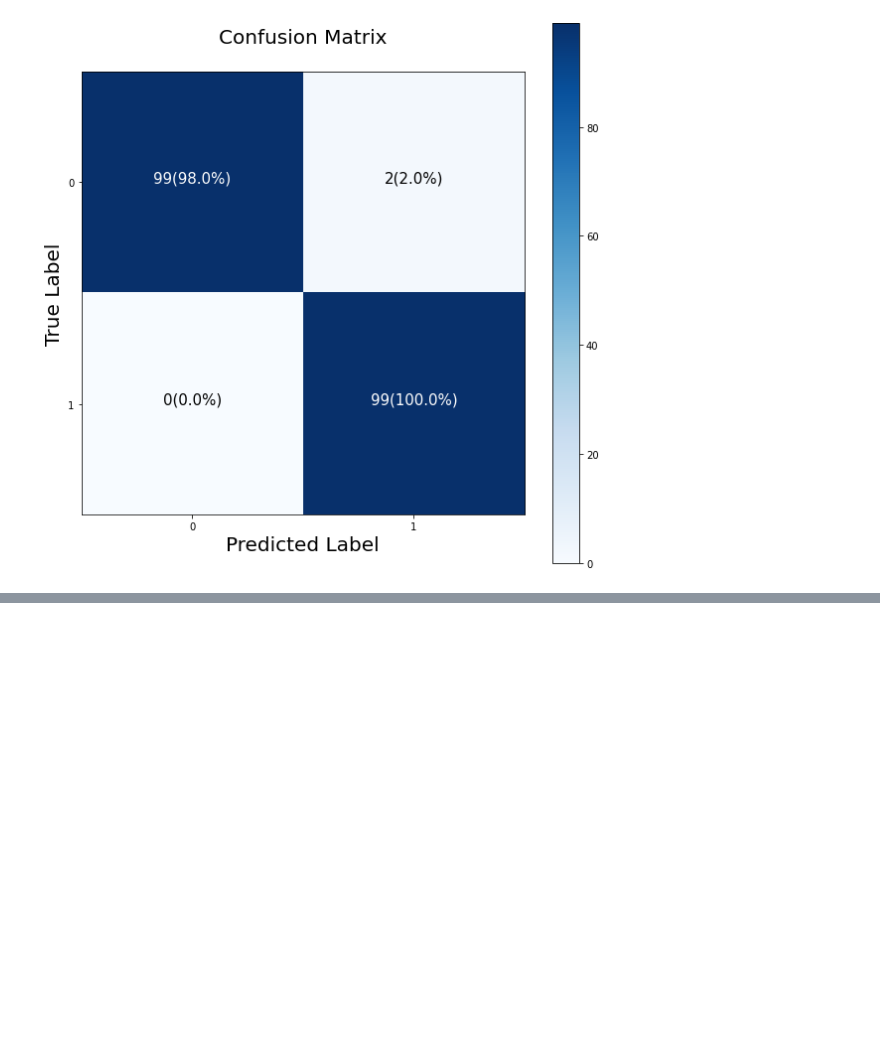
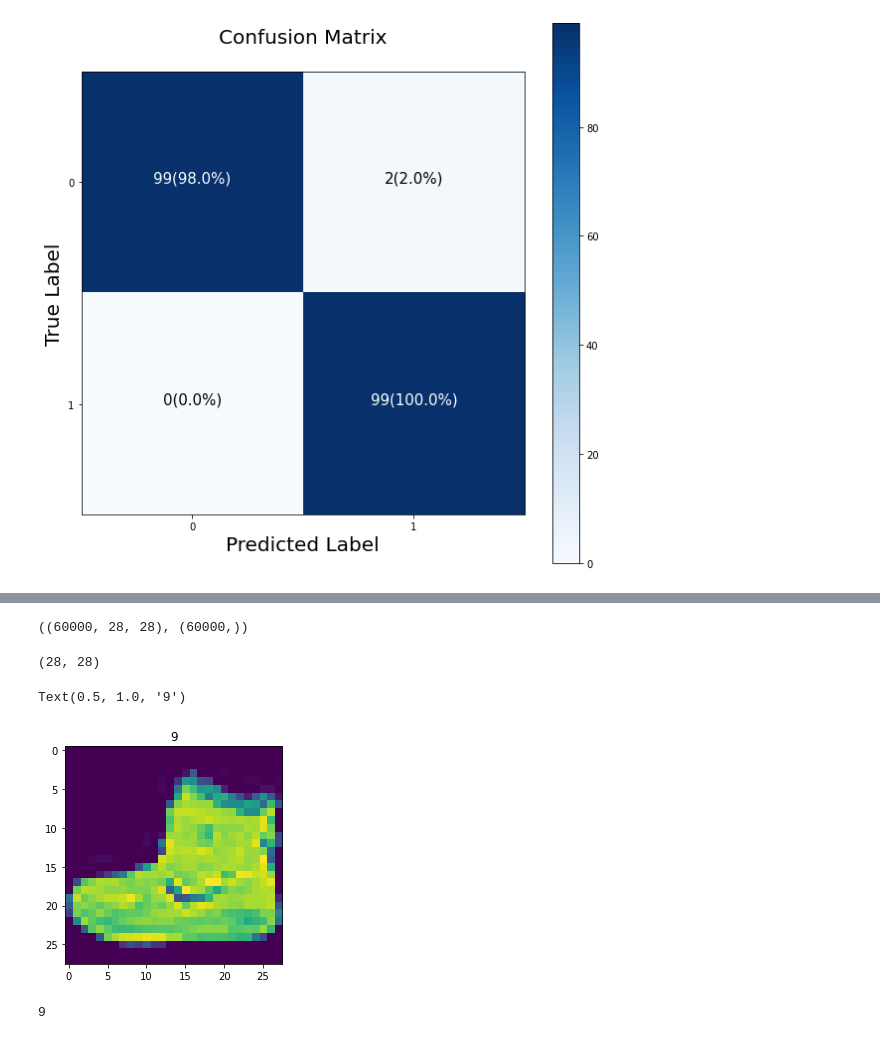
Before and after one commit to ThejakaSEP/Tensorflow_Certification, a Jupyter notebook: Classification_with_TF.ipynb, the cells around one changed output, grey strips where cells are left out. Cells and saved outputs as stored; diff of their text form; code cells hidden in the pictures; blank space fills up the shorter version.

```diff
--- a/Classification_with_TF.ipynb
+++ b/Classification_with_TF.ipynb
@@ -899,0 +902,6 @@ for i,j in itertools.product(range(cm.shape[0]),range(cm.shape[0])):
+# %%
+import tensorflow as tf
+from tensorflow.keras.datasets import fashion_mnist
+
+# The data has already been sorted into training and test sets for us
+(train_data,train_labels), (test_data,test_labels) = fashion_mnist.load_data()
@@ -899,0 +917,22 @@ for i,j in itertools.product(range(cm.shape[0]),range(cm.shape[0])):
+# %%
+train_data.shape,train_labels.shape
+# %% [output]
+((60000, 28, 28), (60000,))
+# %%
+train_data[0].shape
+# %% [output]
+(28, 28)
+# %%
+# Plot a single sample
+import matplotlib.pyplot as plt
+
+plt.imshow(train_data[0])
+plt.title(train_labels[0])
+# %% [output]
+Text(0.5, 1.0, '9')
+[figure, added]
+# %%
+#Check out sample labels
+train_labels[0]
+# %% [output]
+9
```
Also changed, not shown: parts of 40 cells of this notebook.
